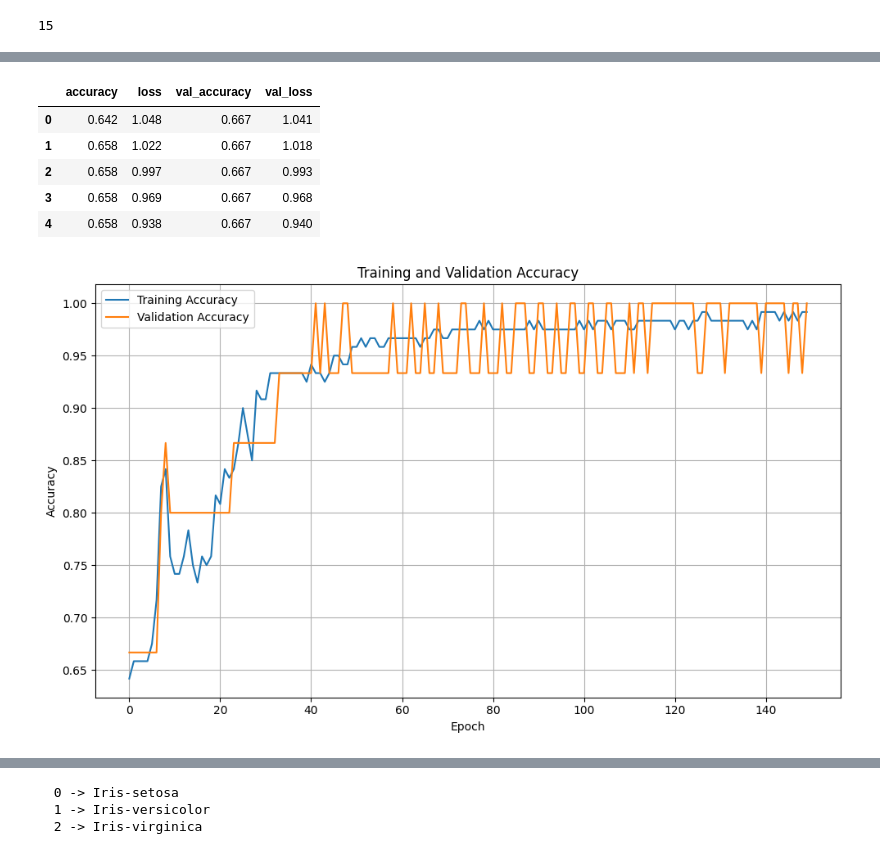
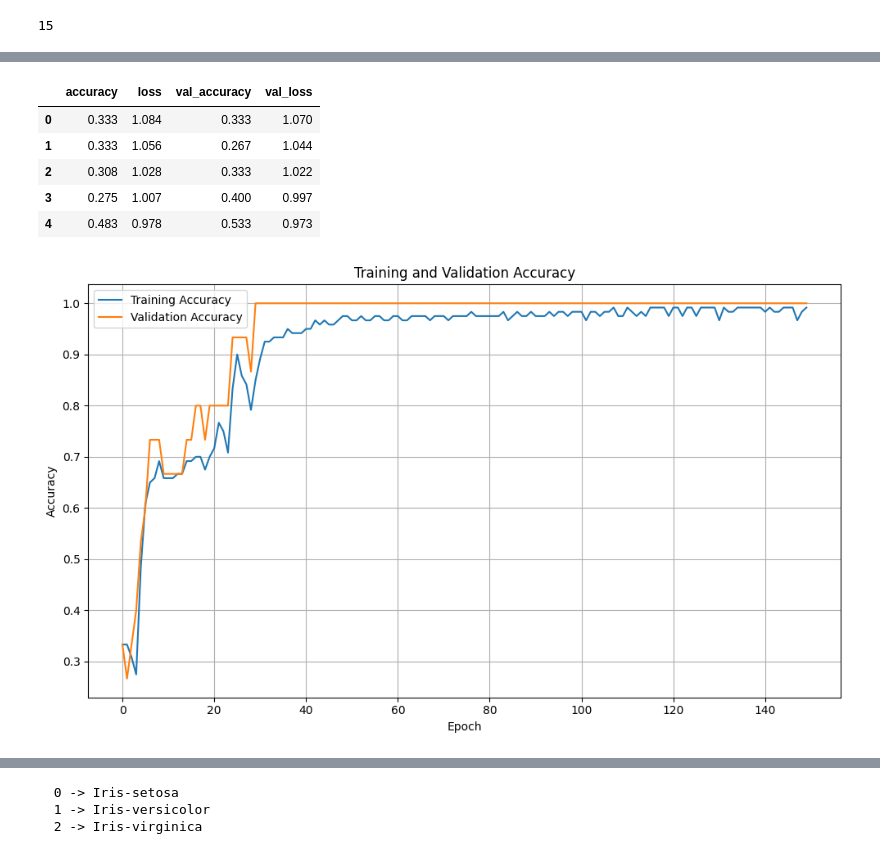
Before and after one commit to hod-maxx22/CodeAlpha_Iris_Flower_Classification, a Jupyter notebook: CodeAlpha_Iris_Flower_Classification/Iris.ipynb, the cells around one changed output, grey strips where cells are left out. Cells and saved outputs as stored; diff of their text form; code cells hidden in the pictures.

```diff
--- a/CodeAlpha_Iris_Flower_Classification/Iris.ipynb
+++ b/CodeAlpha_Iris_Flower_Classification/Iris.ipynb
@@ -136,12 +136,12 @@ def create_model(input_features,number_of_classes,learning_rate=0.001):
 model = create_model(
     input_features=num_input_features,
     number_of_classes=number_of_classes,
-    learning_rate=0.001
+    learning_rate=0.0005
 )
 # %%
 # train model
 EPOCHS = 150
-BATCH_SIZE = 16
+BATCH_SIZE = 8
 
 history = model.fit(X_train_processed,y_train,
 validation_data=(X_validation_processed,y_validation),
@@ -172,9 +172,9 @@ Epoch 150/150
 |  | accuracy | loss | val_accuracy | val_loss |
-| 0 | 0.642 | 1.048 | 0.667 | 1.041 |
-| 1 | 0.658 | 1.022 | 0.667 | 1.018 |
-| 2 | 0.658 | 0.997 | 0.667 | 0.993 |
-| 3 | 0.658 | 0.969 | 0.667 | 0.968 |
-| 4 | 0.658 | 0.938 | 0.667 | 0.940 |
+| 0 | 0.333 | 1.084 | 0.333 | 1.070 |
+| 1 | 0.333 | 1.056 | 0.267 | 1.044 |
+| 2 | 0.308 | 1.028 | 0.333 | 1.022 |
+| 3 | 0.275 | 1.007 | 0.400 | 0.997 |
+| 4 | 0.483 | 0.978 | 0.533 | 0.973 |
 # %%
 # Accuracy plot
 plt.figure(figsize=(10, 6))
@@ -188,7 +188,7 @@ plt.grid(True)
 plt.tight_layout()
 plt.show()
 # %% [output]
-[figure, old version]
+[figure, new version]
 # %%
 # Loss plot
 plt.figure(figsize=(10, 6))
```
Also changed, not shown: parts of 7 cells of this notebook.
